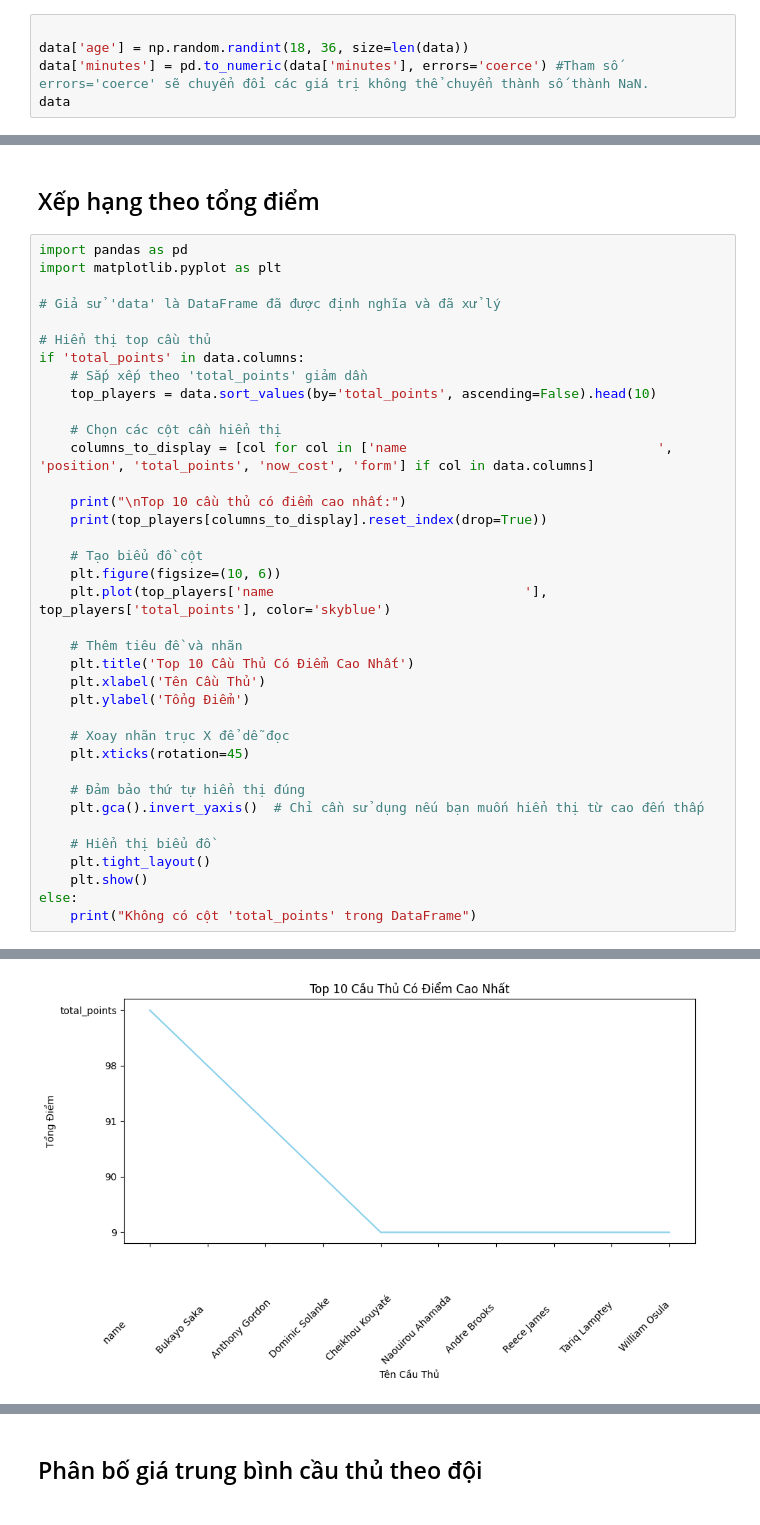
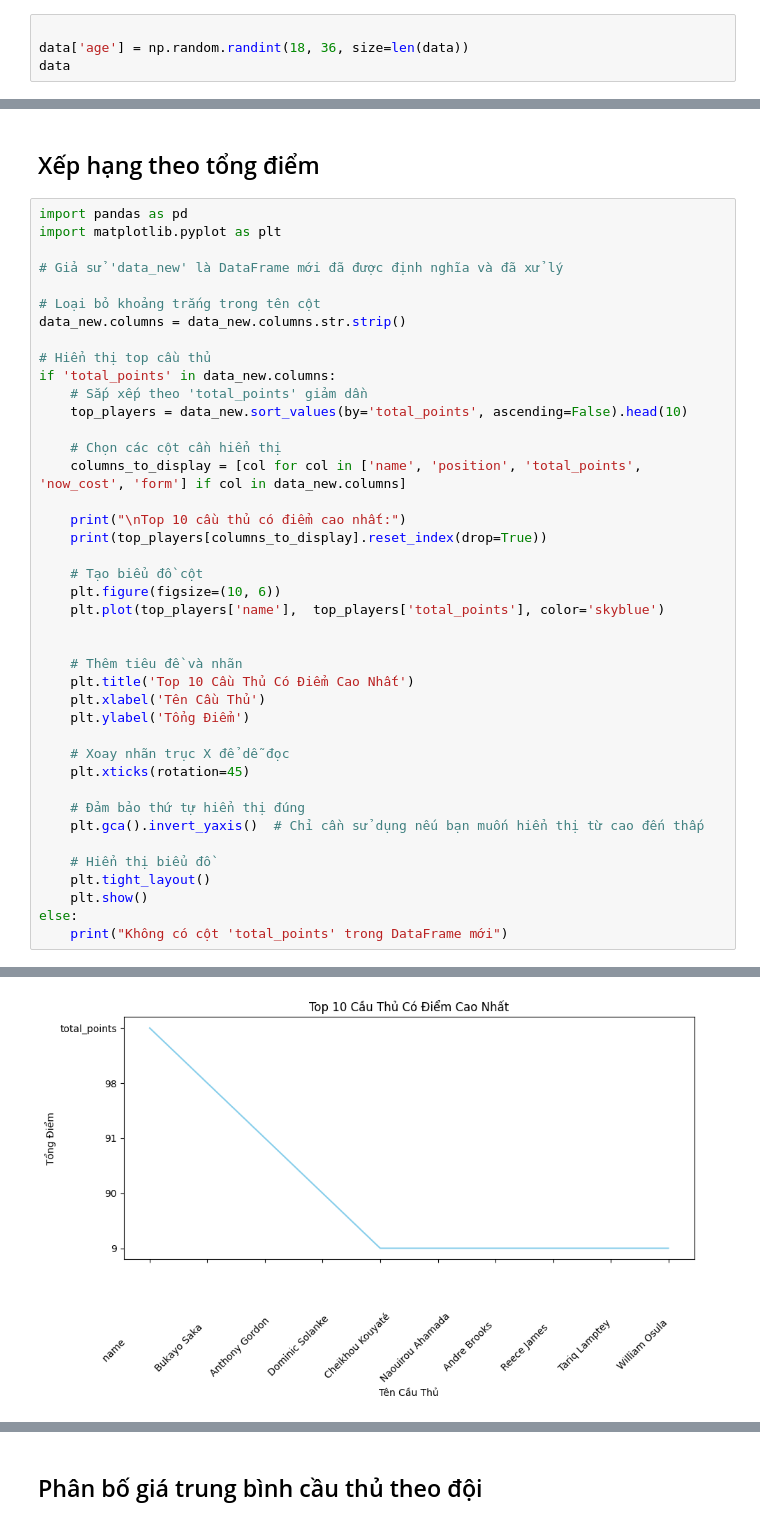
Before and after one commit to GodOfClown2k8/Khoi-CSA02, a Jupyter notebook: SPCK/bt.ipynb, the cells around one changed output, grey strips where cells are left out. Saved outputs shown, nothing was run; the diff lists cells and outputs as text.

```diff
--- a/SPCK/bt.ipynb
+++ b/SPCK/bt.ipynb
@@ -22,7 +22,6 @@ data
 # %%
 
 data['age'] = np.random.randint(18, 36, size=len(data))
-data['minutes'] = pd.to_numeric(data['minutes'], errors='coerce') #Tham số errors='coerce' sẽ chuyển đổi các giá trị không thể chuyển thành số thành NaN.
 data
 # %% [output]
 |  | id | name | now_cost | position | team | web_name | transfers_in_event | influence_rank_type | ... |
@@ -72,22 +99,26 @@ if 'form_numeric' in data.columns:
 import pandas as pd
 import matplotlib.pyplot as plt
 
-# Giả sử 'data' là DataFrame đã được định nghĩa và đã xử lý
+# Giả sử 'data_new' là DataFrame mới đã được định nghĩa và đã xử lý
+
+# Loại bỏ khoảng trắng trong tên cột
+data_new.columns = data_new.columns.str.strip()
 
 # Hiển thị top cầu thủ
-if 'total_points' in data.columns:
+if 'total_points' in data_new.columns:
     # Sắp xếp theo 'total_points' giảm dần
-    top_players = data.sort_values(by='total_points', ascending=False).head(10)
+    top_players = data_new.sort_values(by='total_points', ascending=False).head(10)
 
     # Chọn các cột cần hiển thị
-    columns_to_display = [col for col in ['name                                ', 'position', 'total_points', 'now_cost', 'form'] if col in data.columns]
+    columns_to_display = [col for col in ['name', 'position', 'total_points', 'now_cost', 'form'] if col in data_new.columns]
 
     print("\nTop 10 cầu thủ có điểm cao nhất:")
     print(top_players[columns_to_display].reset_index(drop=True))
 
     # Tạo biểu đồ cột
     plt.figure(figsize=(10, 6))
-    plt.plot(top_players['name                                '], top_players['total_points'], color='skyblue')
+    plt.plot(top_players['name'],  top_players['total_points'], color='skyblue')
+
 
     # Thêm tiêu đề và nhãn
     plt.title('Top 10 Cầu Thủ Có Điểm Cao Nhất')
@@ -104,6 +135,6 @@ if 'total_points' in data.columns:
     plt.tight_layout()
     plt.show()
 else:
-    print("Không có cột 'total_points' trong DataFrame")
+    print("Không có cột 'total_points' trong DataFrame mới")
 # %% [output]
 Top 10 cầu thủ có điểm cao nhất:
@@ -121 +157 @@ Top 10 cầu thủ có điểm cao nhất:
-[figure, old version]
+[figure, new version]
```
Also changed, not shown: parts of 11 cells of this notebook, 1 other file.
